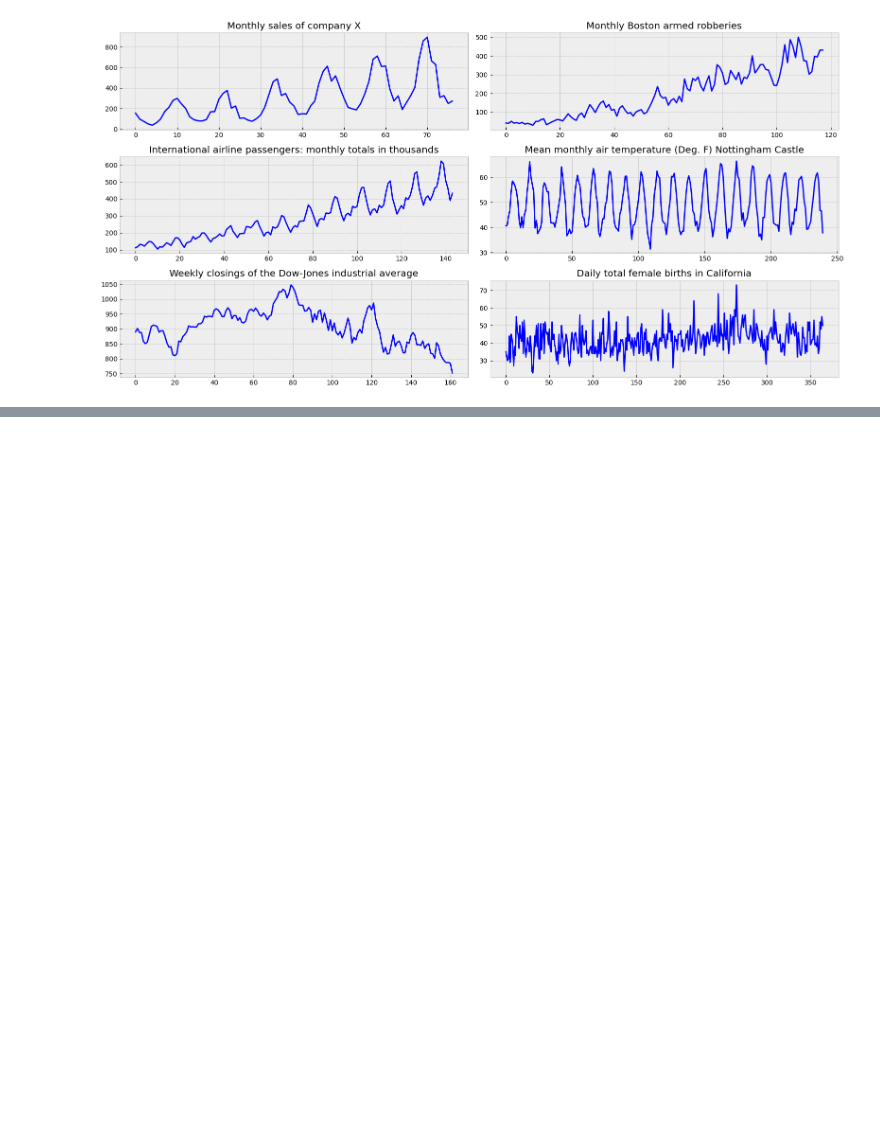
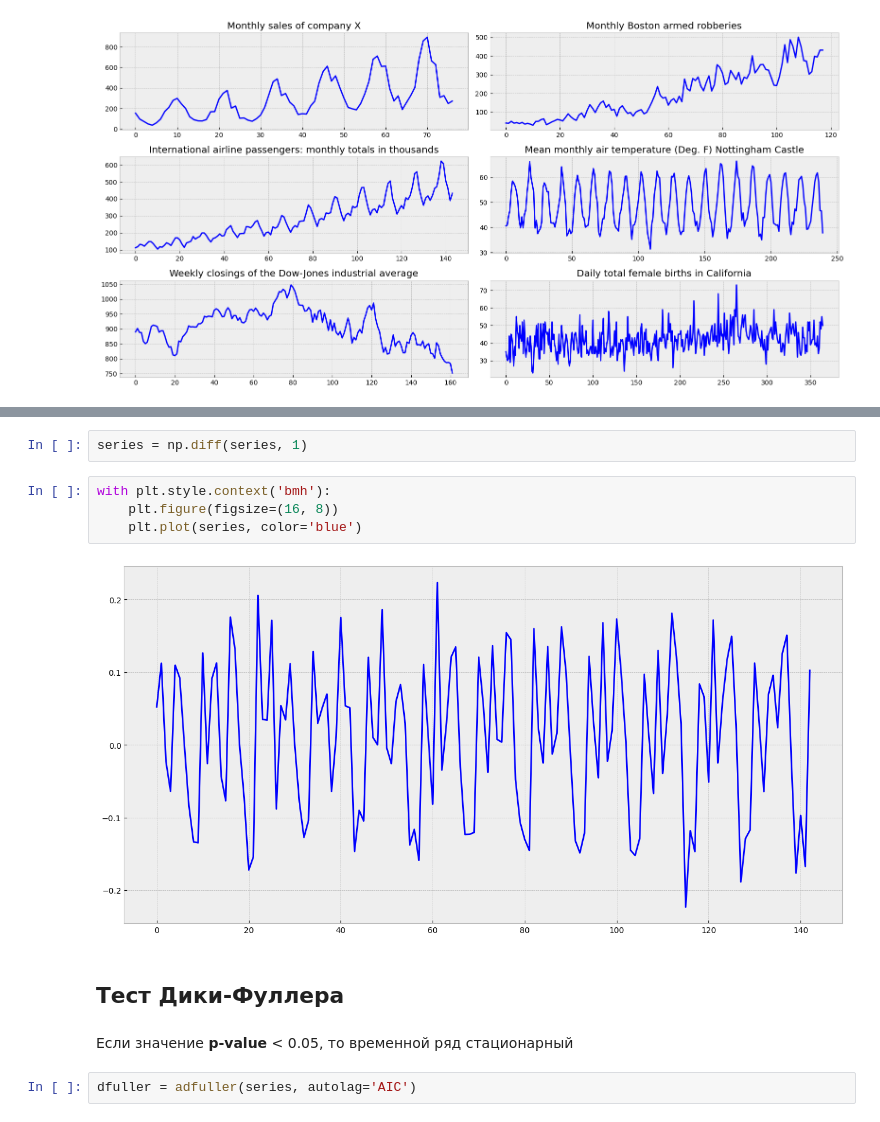
Before and after one commit to BalshowAndrew/time_series, a Jupyter notebook: ts_studying/01_lect.ipynb, the cells around one changed output, grey strips where cells are left out. Saved outputs shown, nothing was run; the diff lists cells and outputs as text; blank space fills up the shorter version.

```diff
--- a/ts_studying/01_lect.ipynb
+++ b/ts_studying/01_lect.ipynb
@@ -51,0 +93,14 @@ with plt.style.context('bmh'):
+# %%
+series = np.diff(series, 1)
+# %%
+with plt.style.context('bmh'):
+    plt.figure(figsize=(16, 8))
+    plt.plot(series, color='blue')
+# %% [output]
+[figure, added]
+# %% [markdown]
+## Тест Дики-Фуллера
+# %% [markdown]
+Если значение **p-value** < 0.05, то временной ряд стационарный
+# %%
+dfuller = adfuller(series, autolag='AIC')
```
Also changed, not shown: parts of 19 cells of this notebook, 5 other files.
